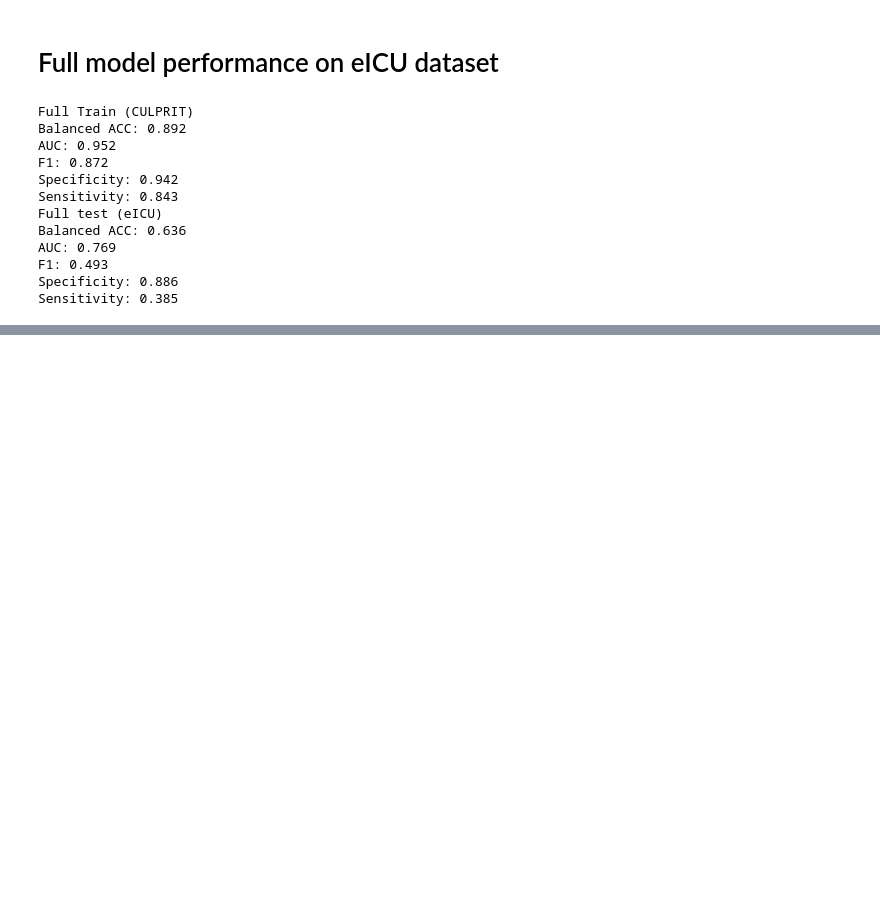
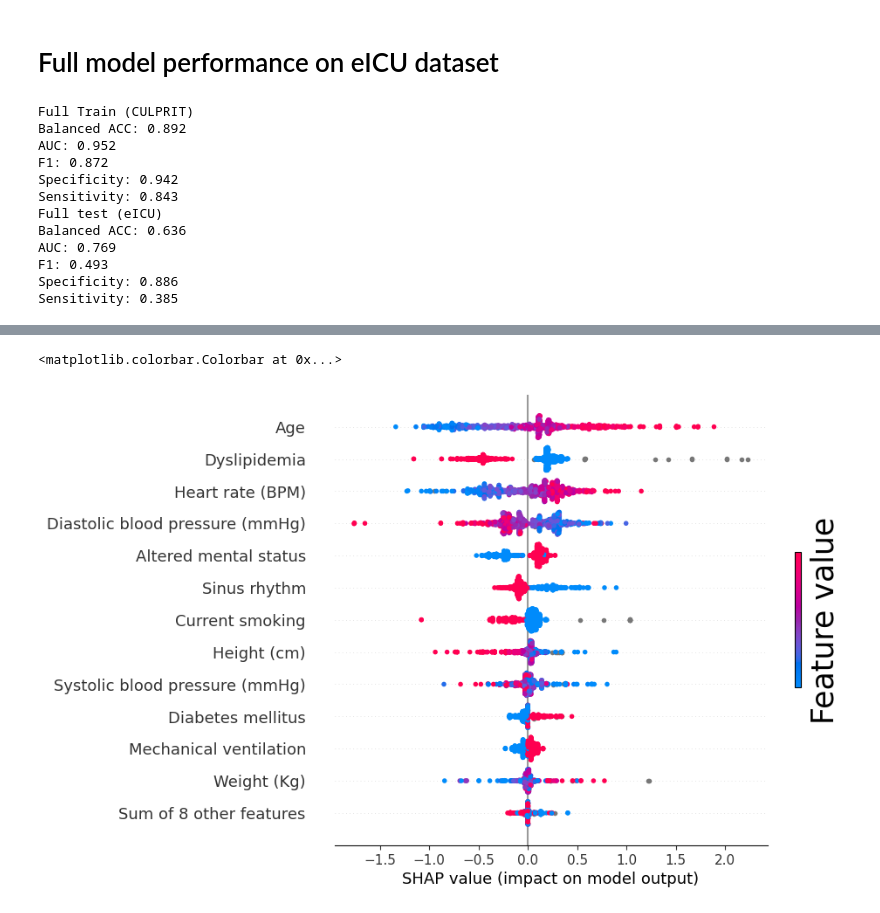
Before and after one commit to N-Nieto/MACRO_experiments, a Jupyter notebook: code/plot_figure_paper_review_1.ipynb, the cells around one changed output, grey strips where cells are left out. Drawn from its saved outputs; the diff is of its cells as text; code cells hidden in the pictures; blank space fills up the shorter version.

```diff
--- a/code/plot_figure_paper_review_1.ipynb
+++ b/code/plot_figure_paper_review_1.ipynb
@@ -557,0 +663,6 @@ Sensitivity: 0.385
+# %%
+shap.plots.beeswarm(shap_values, color_bar=False, max_display=13,show=False)
+plt.colorbar(location="right",label="Feature value", ticks=[], shrink=0.3)
+# %% [output]
+<matplotlib.colorbar.Colorbar at 0x...>
+[figure, added]
```
Also changed, not shown: parts of 19 cells of this notebook, 6 other files.
